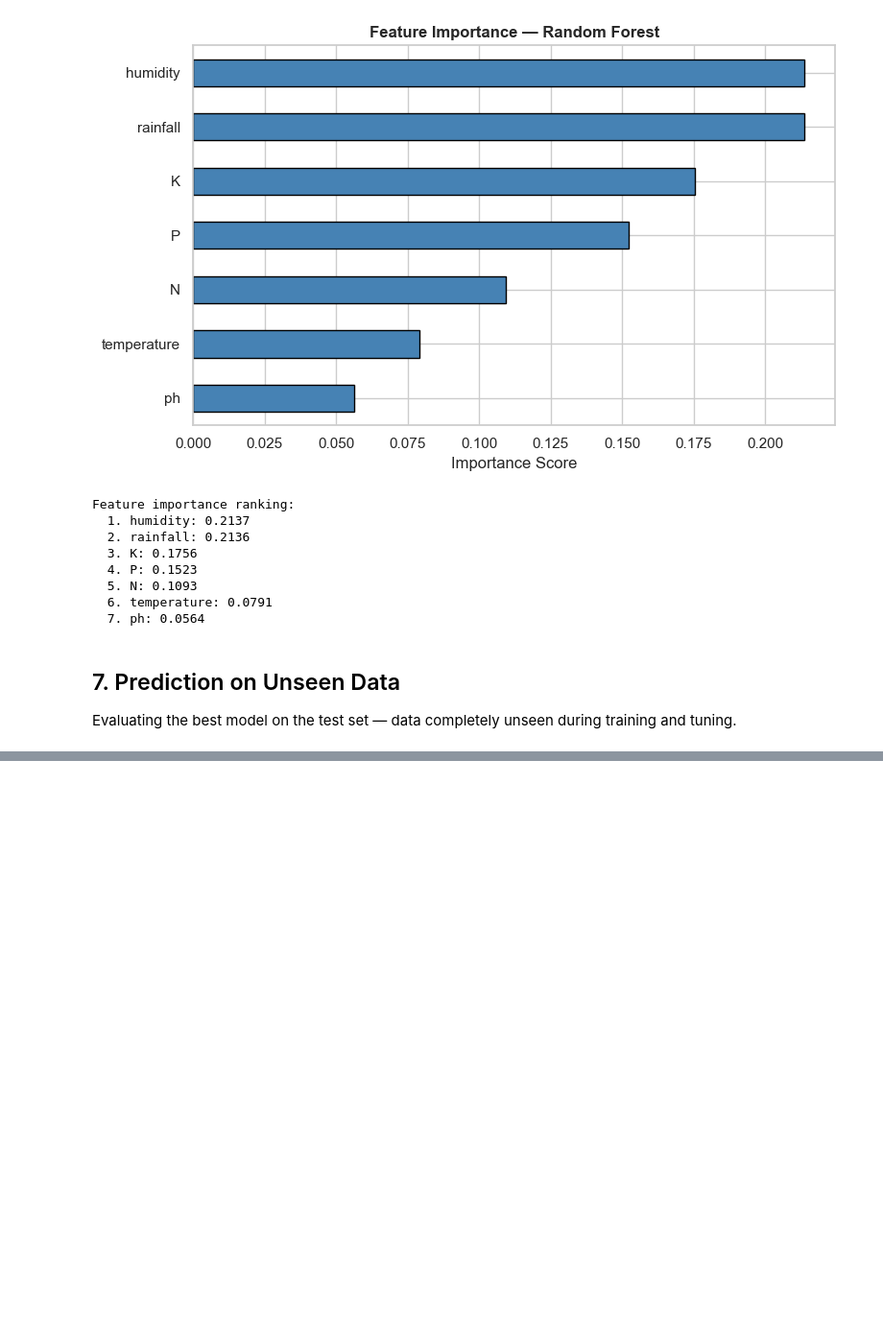
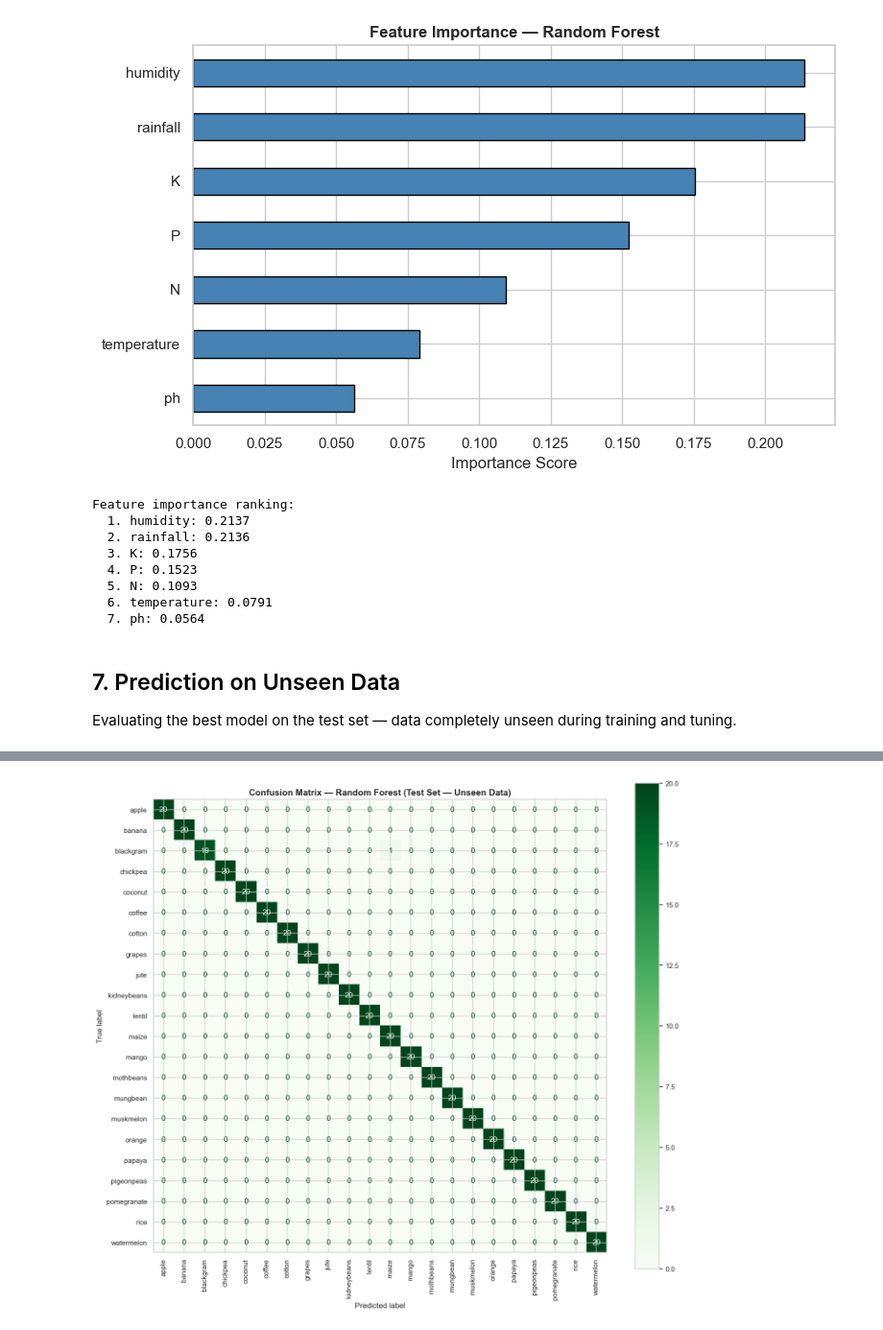
Before and after one commit to roshanashraf09/crop_recommendation_big_data_project, a Jupyter notebook: crop_recommendation.ipynb, the cells around one changed output, grey strips where cells are left out. Shown at 96% size. Saved outputs shown, nothing was run; the diff lists cells and outputs as text; code cells hidden in the pictures; blank space fills up the shorter version.

```diff
--- a/crop_recommendation.ipynb
+++ b/crop_recommendation.ipynb
@@ -646,0 +645,8 @@ hey how are you
+# %%
+y_test_pred = best_model.predict(X_test_scaled)
+test_accuracy = accuracy_score(y_test, y_test_pred)
+
+print(f"=== Final Test Set Evaluation — {best_model_name} ===")
+print(f"Test Accuracy: {test_accuracy:.4f} ({test_accuracy*100:.2f}%)")
+print(f"\nClassification Report:")
+print(classification_report(y_test, y_test_pred, target_names=le.classes_))
@@ -646,0 +671,10 @@ hey how are you
+# %%
+fig, ax = plt.subplots(figsize=(14, 12))
+cm_test = confusion_matrix(y_test, y_test_pred)
+disp_test = ConfusionMatrixDisplay(confusion_matrix=cm_test, display_labels=le.classes_)
+disp_test.plot(ax=ax, cmap='Greens', values_format='d', xticks_rotation=90)
+ax.set_title(f'Confusion Matrix — {best_model_name} (Test Set — Unseen Data)', fontsize=14, fontweight='bold')
+plt.tight_layout()
+plt.show()
+# %% [output]
+[figure, added]
```
Also changed, not shown: parts of 6 cells of this notebook.
